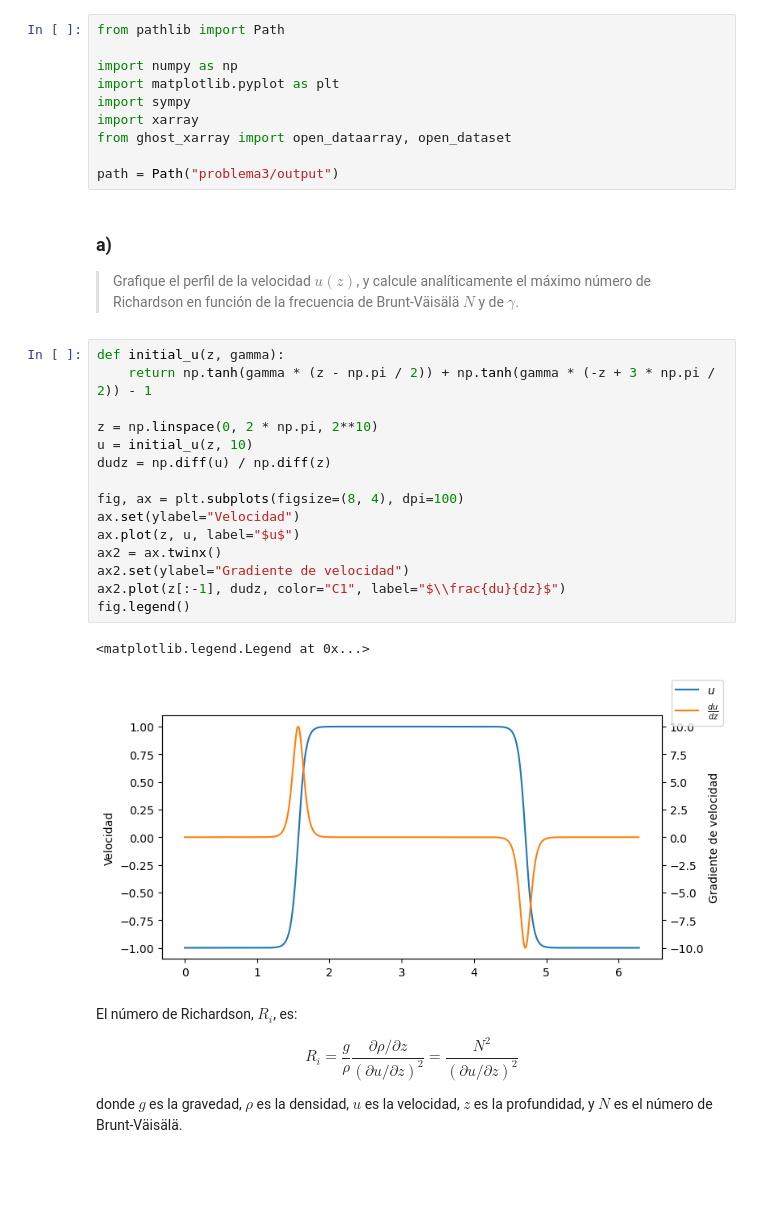
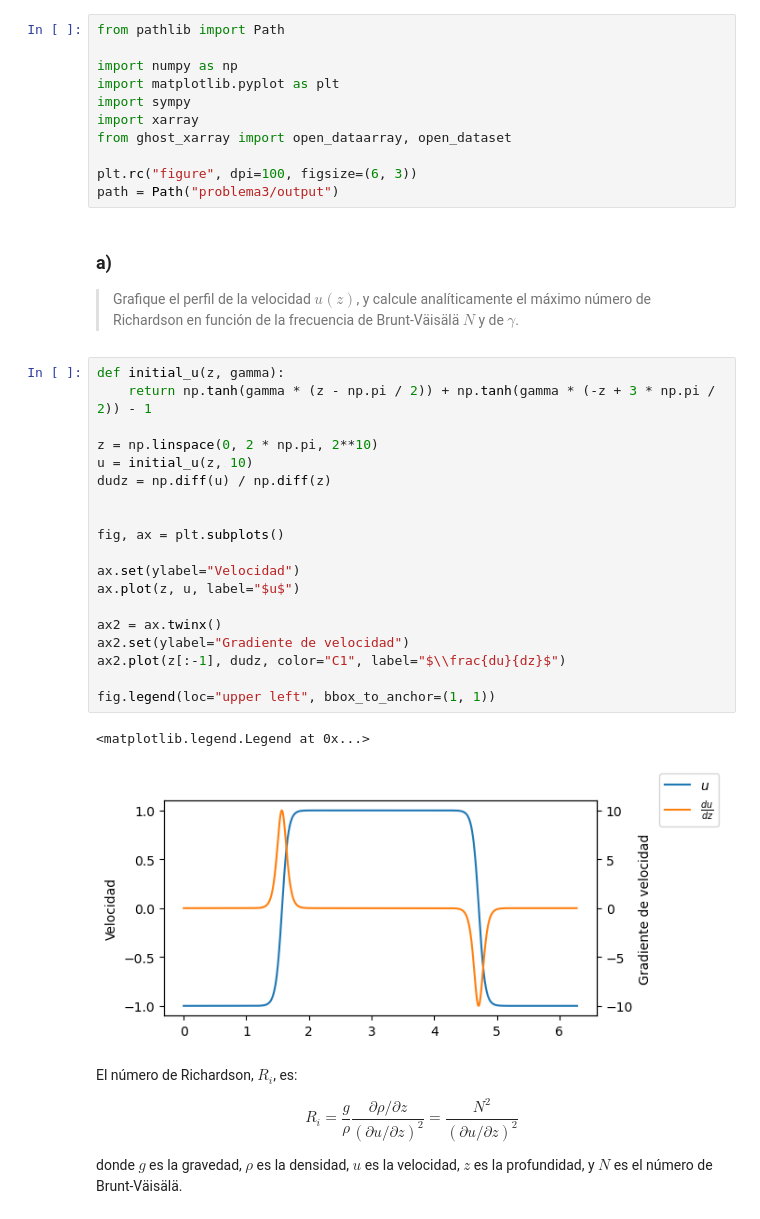
Before and after one commit to maurosilber/fluidos, a Jupyter notebook: guia3/problema3.ipynb, the cells around one changed output. Saved outputs shown, nothing was run; the diff lists cells and outputs as text; blank space fills up the shorter version.

```diff
--- a/guia3/problema3.ipynb
+++ b/guia3/problema3.ipynb
@@ -20,6 +20,7 @@ import sympy
 import xarray
 from ghost_xarray import open_dataarray, open_dataset
 
+plt.rc("figure", dpi=100, figsize=(6, 3))
 path = Path("problema3/output")
 # %% [markdown]
 ### a)
@@ -29,21 +30,25 @@ función de la frecuencia de Brunt-Väisälä $N$ y de $γ$.
 # %%
 def initial_u(z, gamma):
     return np.tanh(gamma * (z - np.pi / 2)) + np.tanh(gamma * (-z + 3 * np.pi / 2)) - 1
 
 z = np.linspace(0, 2 * np.pi, 2**10)
 u = initial_u(z, 10)
 dudz = np.diff(u) / np.diff(z)
 
-fig, ax = plt.subplots(figsize=(8, 4), dpi=100)
+
+fig, ax = plt.subplots()
+
 ax.set(ylabel="Velocidad")
 ax.plot(z, u, label="$u$")
+
 ax2 = ax.twinx()
 ax2.set(ylabel="Gradiente de velocidad")
 ax2.plot(z[:-1], dudz, color="C1", label="$\\frac{du}{dz}$")
-fig.legend()
+
+fig.legend(loc="upper left", bbox_to_anchor=(1, 1))
 # %% [output]
 <matplotlib.legend.Legend at 0x...>
-[figure, old version]
+[figure, new version]
 # %% [markdown]
 El número de Richardson, $R_i$, es:
 
```
Also changed, not shown: parts of 14 cells of this notebook.
